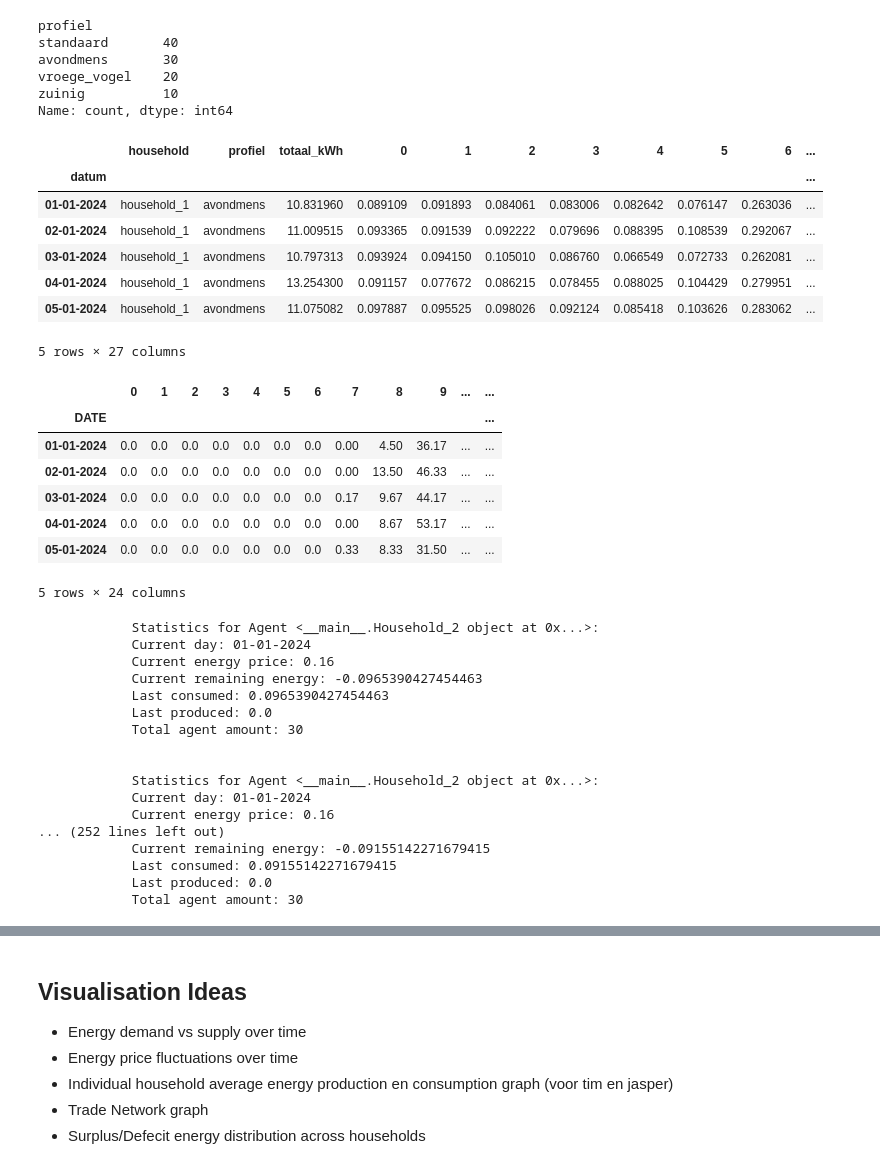
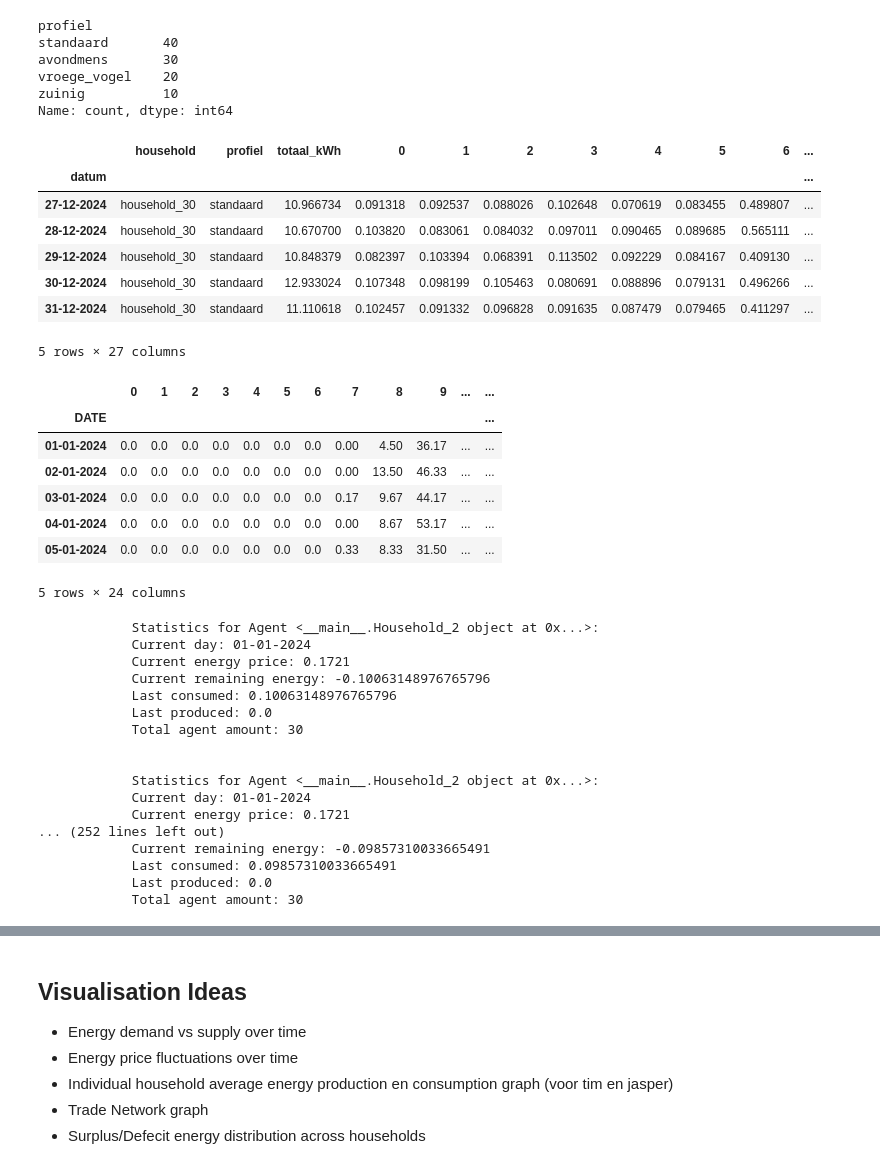
Before and after one commit to BJHeemskerk/P2P-microgrid-simulation, a Jupyter notebook: battery.ipynb, the cells around one changed output, grey strips where cells are left out. Cells and saved outputs as stored; diff of their text form; code cells hidden in the pictures.

```diff
--- a/battery.ipynb
+++ b/battery.ipynb
@@ -33,19 +75,19 @@ vroege_vogel    20
 zuinig          10
 Name: count, dtype: int64
 # %%
-consumption_df = generate_household_dataframe(n_days=365, n_households=30)
+consumption_df = generate_household_dataframe(n_days=366, n_households=30)
 production_df = pd.read_csv("data/solar_strength.csv", index_col="DATE")
 # %%
-display(consumption_df.head())
+display(consumption_df.tail())
 display(production_df.head())
 # %% [output]
 |  | household | profiel | totaal_kWh | 0 | 1 | 2 | 3 | 4 | 5 | 6 | ... |
 | datum |  |  |  |  |  |  |  |  |  |  | ... |
-| 01-01-2024 | household_1 | avondmens | 10.831960 | 0.089109 | 0.091893 | 0.084061 | 0.083006 | 0.082642 | 0.076147 | 0.263036 | ... |
-| 02-01-2024 | household_1 | avondmens | 11.009515 | 0.093365 | 0.091539 | 0.092222 | 0.079696 | 0.088395 | 0.108539 | 0.292067 | ... |
-| 03-01-2024 | household_1 | avondmens | 10.797313 | 0.093924 | 0.094150 | 0.105010 | 0.086760 | 0.066549 | 0.072733 | 0.262081 | ... |
-| 04-01-2024 | household_1 | avondmens | 13.254300 | 0.091157 | 0.077672 | 0.086215 | 0.078455 | 0.088025 | 0.104429 | 0.279951 | ... |
-| 05-01-2024 | household_1 | avondmens | 11.075082 | 0.097887 | 0.095525 | 0.098026 | 0.092124 | 0.085418 | 0.103626 | 0.283062 | ... |
+| 27-12-2024 | household_30 | standaard | 10.966734 | 0.091318 | 0.092537 | 0.088026 | 0.102648 | 0.070619 | 0.083455 | 0.489807 | ... |
+| 28-12-2024 | household_30 | standaard | 10.670700 | 0.103820 | 0.083061 | 0.084032 | 0.097011 | 0.090465 | 0.089685 | 0.565111 | ... |
+| 29-12-2024 | household_30 | standaard | 10.848379 | 0.082397 | 0.103394 | 0.068391 | 0.113502 | 0.092229 | 0.084167 | 0.409130 | ... |
+| 30-12-2024 | household_30 | standaard | 12.933024 | 0.107348 | 0.098199 | 0.105463 | 0.080691 | 0.088896 | 0.079131 | 0.496266 | ... |
+| 31-12-2024 | household_30 | standaard | 11.110618 | 0.102457 | 0.091332 | 0.096828 | 0.091635 | 0.087479 | 0.079465 | 0.411297 | ... |
 5 rows × 27 columns
 |  | 0 | 1 | 2 | 3 | 4 | 5 | 6 | 7 | 8 | 9 | ... | ... |
 | DATE |  |  |  |  |  |  |  |  |  |  |  | ... |
@@ -342,24 +387,24 @@ class NewGrid(mesa.Model):
 
             self._time_skip()
 # %%
-sim = NewGrid(30, consumption_df, production_df)
+sim = NewGrid(30, consumption_df, production_df, data, solar_panel_odds=0.5)
 sim.step()
 # %% [output]
             Statistics for Agent <__main__.Household_2 object at 0x...>:
             Current day: 01-01-2024
-            Current energy price: 0.16
-            Current remaining energy: -0.0965390427454463
-            Last consumed: 0.0965390427454463
+            Current energy price: 0.1721
+            Current remaining energy: -0.10063148976765796
+            Last consumed: 0.10063148976765796
             Last produced: 0.0
             Total agent amount: 30
 
 
             Statistics for Agent <__main__.Household_2 object at 0x...>:
             Current day: 01-01-2024
-            Current energy price: 0.16
+            Current energy price: 0.1721
 ... (252 lines left out)
-            Current remaining energy: -0.09155142271679415
-            Last consumed: 0.09155142271679415
+            Current remaining energy: -0.09857310033665491
+            Last consumed: 0.09857310033665491
             Last produced: 0.0
             Total agent amount: 30
 # %%
```
Also changed, not shown: parts of 8 cells of this notebook, 1 other file.
